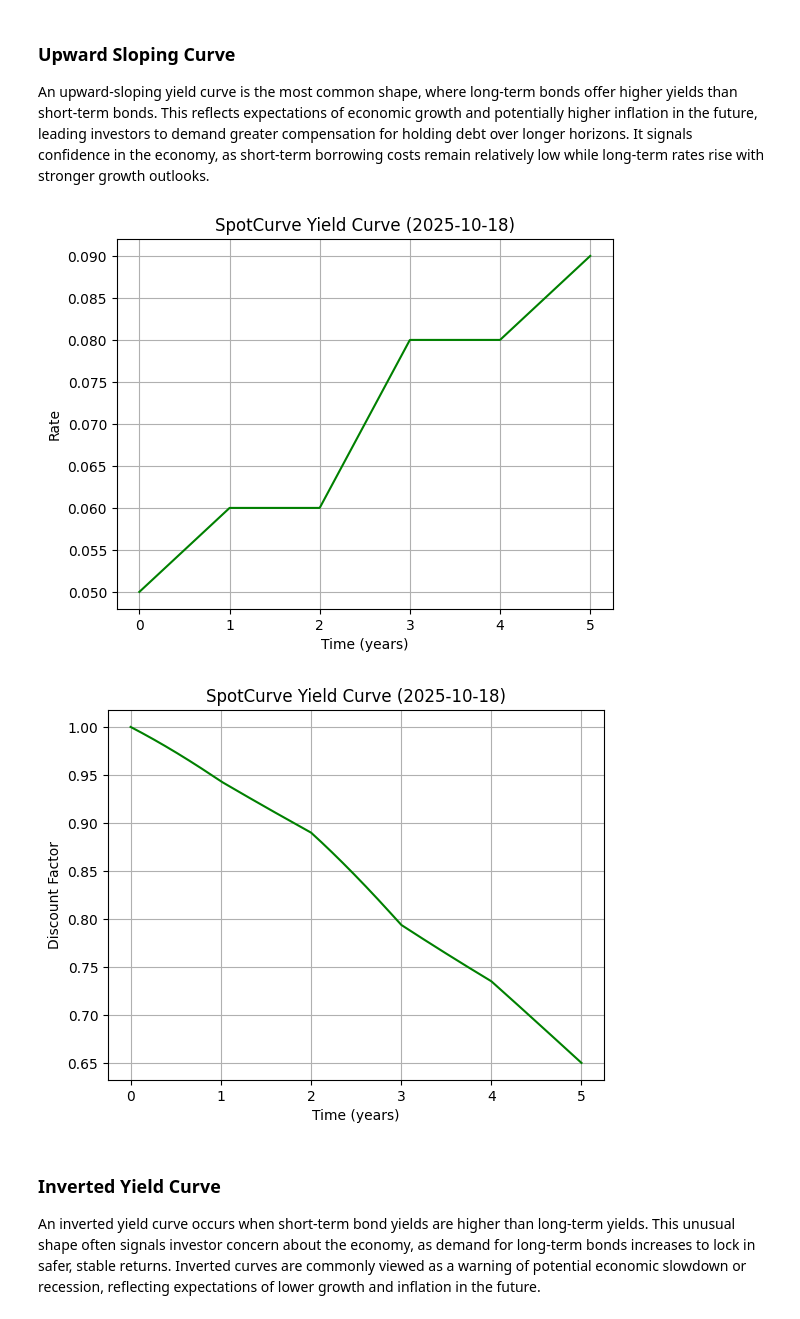
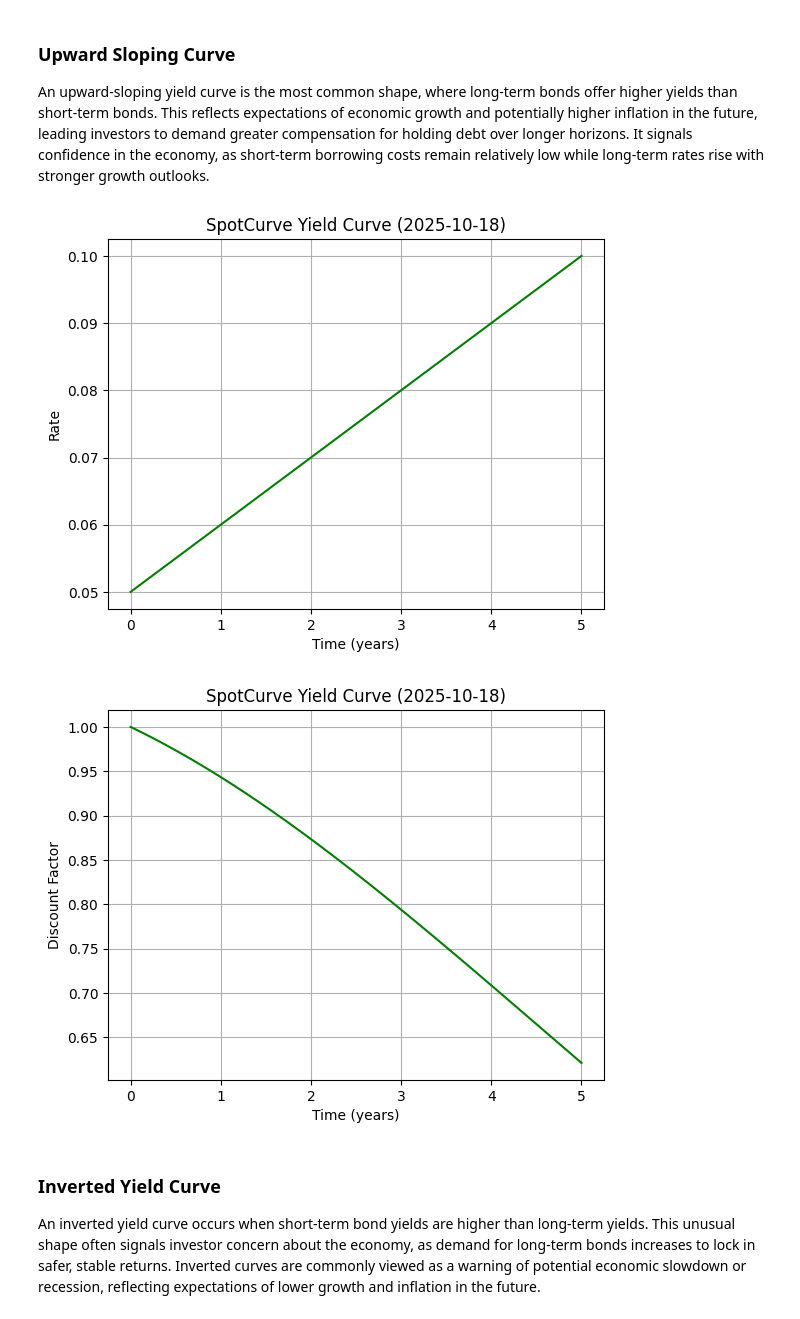
Before and after one commit to Python-Financial-Analyst/pyfian_dev, a Jupyter notebook: notebooks/fixed_income/03_curves.ipynb, the cells around one changed output. Saved outputs shown, nothing was run; the diff lists cells and outputs as text; code cells hidden in the pictures.

```diff
--- a/notebooks/fixed_income/03_curves.ipynb
+++ b/notebooks/fixed_income/03_curves.ipynb
@@ -62,38 +62,38 @@ import matplotlib.pyplot as plt
 
 # Define spot rates by time-to-maturity (in years)
 upward_sloping_curve = SpotCurve(
     curve_date="2025-10-18",
     zero_rates={
         0.0: 0.05,
         1.0: 0.06,
-        2.0: 0.06,
+        2.0: 0.07,
         3.0: 0.08,
-        4.0: 0.08,
-        5.0: 0.09,
+        4.0: 0.09,
+        5.0: 0.10,
     }
 )
 
 # Plot yield curve
 upward_sloping_curve.plot_curve(
     t_max=5,
     n=1000,
     kind="rate",
     label="Upward-Sloping Yield Curve",
     color="green"
 )
 
 
 # Plot yield curve
 upward_sloping_curve.plot_curve(
     t_max=5,
     n=1000,
     kind="discount",
     label="Upward-Sloping Yield Curve",
     color="green"
 )
 # %% [output]
-[figure, old version]
+[figure, new version]
-[figure, old version]
+[figure, new version]
 # %% [markdown]
 ### Inverted Yield Curve
 An inverted yield curve occurs when short-term bond yields are higher than long-term yields. This unusual shape often signals investor concern about the economy, as demand for long-term bonds increases to lock in safer, stable returns. Inverted curves are commonly viewed as a warning of potential economic slowdown or recession, reflecting expectations of lower growth and inflation in the future.
```
Also changed, not shown: parts of 6 cells of this notebook, 7 other files.
